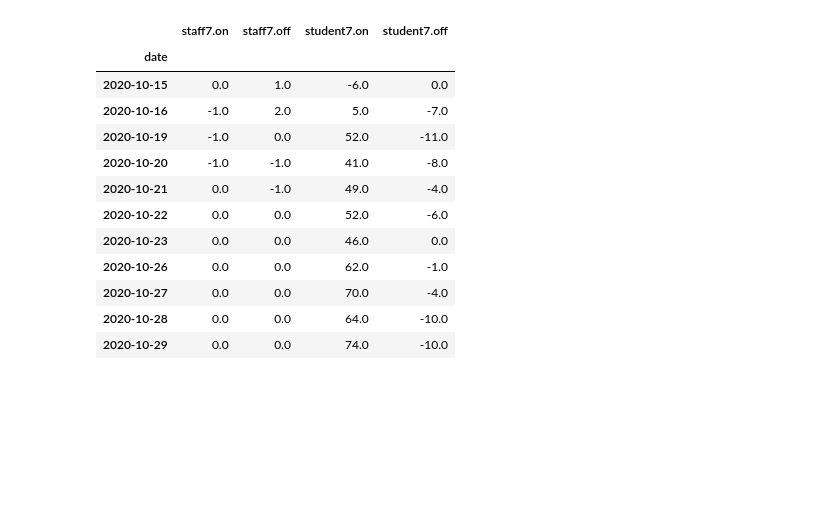
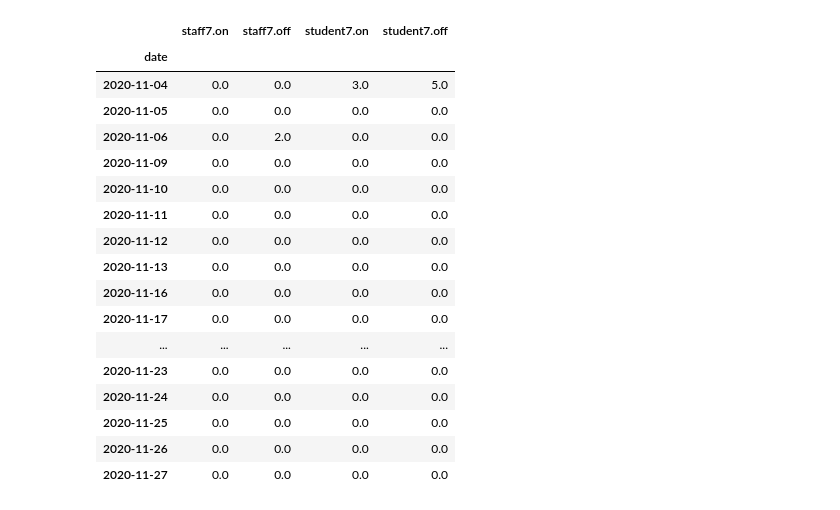
Before and after one commit to sjmurdoch/uclcovid, a Jupyter notebook: code/parse-data.ipynb, the cells around one changed output. Saved outputs shown, nothing was run; the diff lists cells and outputs as text; code cells hidden in the pictures; blank space fills up the shorter version.

```diff
--- a/code/parse-data.ipynb
+++ b/code/parse-data.ipynb
@@ -87,18 +93,23 @@ rolling = df.loc[:,["staff.on","staff.off","student.on","student.off"]].rolling(
 # %%
 reported=df.loc[rolling.index[0]:,["staff7.on","staff7.off","student7.on","student7.off"]]
 # %%
-reported.sub(rolling.values)
+reported.sub(rolling.values).loc[date(2020,11,4):,]
 # %% [output]
 |  | staff7.on | staff7.off | student7.on | student7.off |
 | date |  |  |  |  |
-| 2020-10-15 | 0.0 | 1.0 | -6.0 | 0.0 |
-| 2020-10-16 | -1.0 | 2.0 | 5.0 | -7.0 |
-| 2020-10-19 | -1.0 | 0.0 | 52.0 | -11.0 |
-| 2020-10-20 | -1.0 | -1.0 | 41.0 | -8.0 |
-| 2020-10-21 | 0.0 | -1.0 | 49.0 | -4.0 |
-| 2020-10-22 | 0.0 | 0.0 | 52.0 | -6.0 |
-| 2020-10-23 | 0.0 | 0.0 | 46.0 | 0.0 |
-| 2020-10-26 | 0.0 | 0.0 | 62.0 | -1.0 |
-| 2020-10-27 | 0.0 | 0.0 | 70.0 | -4.0 |
-| 2020-10-28 | 0.0 | 0.0 | 64.0 | -10.0 |
-| 2020-10-29 | 0.0 | 0.0 | 74.0 | -10.0 |
+| 2020-11-04 | 0.0 | 0.0 | 3.0 | 5.0 |
+| 2020-11-05 | 0.0 | 0.0 | 0.0 | 0.0 |
+| 2020-11-06 | 0.0 | 2.0 | 0.0 | 0.0 |
+| 2020-11-09 | 0.0 | 0.0 | 0.0 | 0.0 |
+| 2020-11-10 | 0.0 | 0.0 | 0.0 | 0.0 |
+| 2020-11-11 | 0.0 | 0.0 | 0.0 | 0.0 |
+| 2020-11-12 | 0.0 | 0.0 | 0.0 | 0.0 |
+| 2020-11-13 | 0.0 | 0.0 | 0.0 | 0.0 |
+| 2020-11-16 | 0.0 | 0.0 | 0.0 | 0.0 |
+| 2020-11-17 | 0.0 | 0.0 | 0.0 | 0.0 |
+| ... | ... | ... | ... | ... |
+| 2020-11-23 | 0.0 | 0.0 | 0.0 | 0.0 |
+| 2020-11-24 | 0.0 | 0.0 | 0.0 | 0.0 |
+| 2020-11-25 | 0.0 | 0.0 | 0.0 | 0.0 |
+| 2020-11-26 | 0.0 | 0.0 | 0.0 | 0.0 |
+| 2020-11-27 | 0.0 | 0.0 | 0.0 | 0.0 |
```
Also changed, not shown: parts of 19 cells of this notebook, 1 other file.
